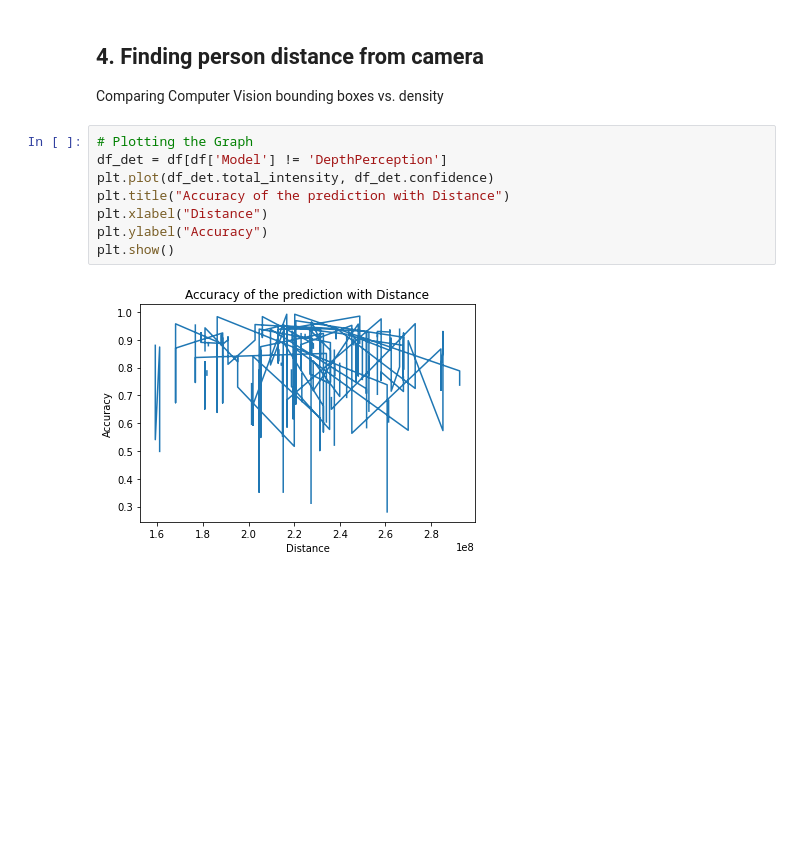
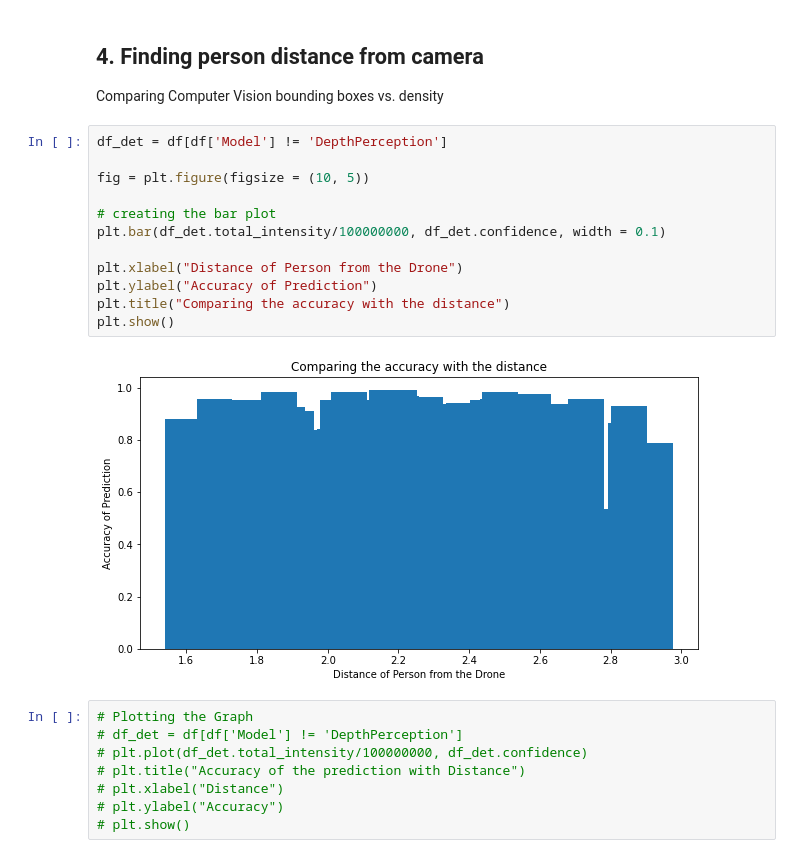
Before and after one commit to eumarassis/dgmd17-tello-objectdetection, a Jupyter notebook: ProjectEDA.ipynb, the cells around one changed output. Drawn from its saved outputs; the diff is of its cells as text; blank space fills up the shorter version.

Commit message:
Initial plots

```diff
--- a/ProjectEDA.ipynb
+++ b/ProjectEDA.ipynb
@@ -94,13 +94,25 @@ plt.show()
 ## 4. Finding person distance from camera
 
 Comparing Computer Vision bounding boxes vs. density
+# %%
+df_det = df[df['Model'] != 'DepthPerception']
+
+fig = plt.figure(figsize = (10, 5))
+
+# creating the bar plot
+plt.bar(df_det.total_intensity/100000000, df_det.confidence, width = 0.1)
+
+plt.xlabel("Distance of Person from the Drone")
+plt.ylabel("Accuracy of Prediction")
+plt.title("Comparing the accuracy with the distance")
+plt.show()
+# %% [output]
+[figure, added]
 # %%
 # Plotting the Graph
-df_det = df[df['Model'] != 'DepthPerception']
-plt.plot(df_det.total_intensity, df_det.confidence)
-plt.title("Accuracy of the prediction with Distance")
-plt.xlabel("Distance")
-plt.ylabel("Accuracy")
-plt.show()
+# df_det = df[df['Model'] != 'DepthPerception']
+# plt.plot(df_det.total_intensity/100000000, df_det.confidence)
+# plt.title("Accuracy of the prediction with Distance")
+# plt.xlabel("Distance")
+# plt.ylabel("Accuracy")
+# plt.show()
-# %% [output]
-[figure, removed]
```
